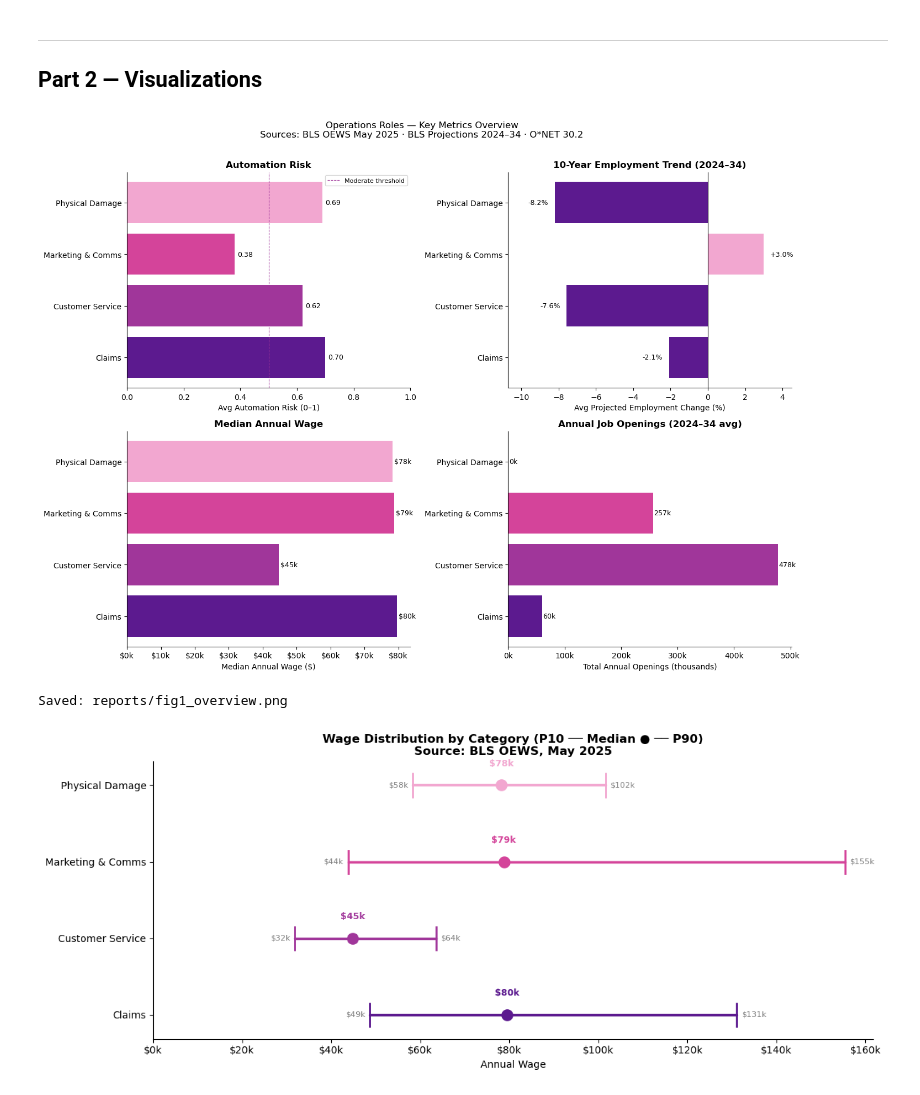
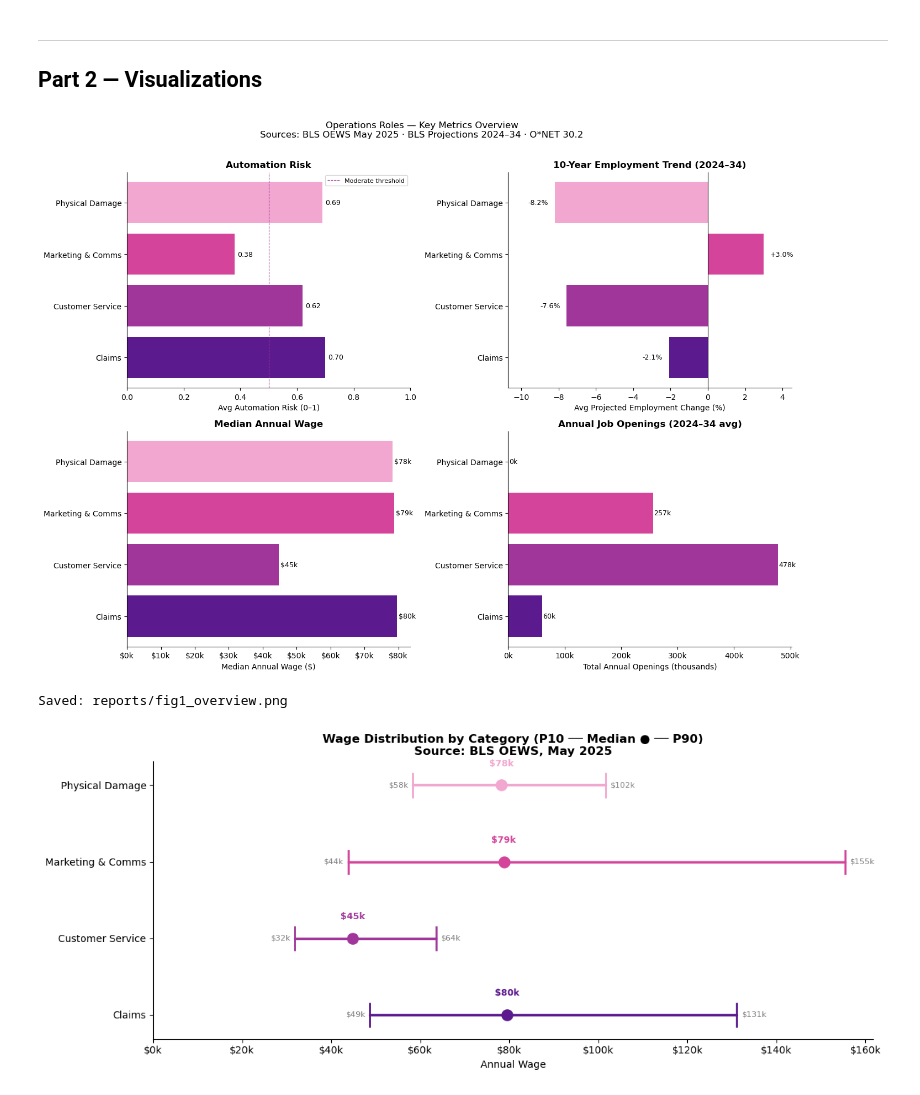
Before and after one commit to Groxietop/operations-roles-analysis, a Jupyter notebook: notebooks/03_analysis.ipynb, the cells around one changed output. Cells and saved outputs as stored; diff of their text form; code cells hidden in the pictures.

Commit message:
Use consistent palette colors in fig1 growth chart

```diff
--- a/notebooks/03_analysis.ipynb
+++ b/notebooks/03_analysis.ipynb
@@ -146,15 +146,13 @@ for bar, v in zip(bars, vals):
 ax.legend(fontsize=8)
 ax.set_xlim(0, 1)
 
-# 1b — 10yr Employment Growth
+# 1b — 10yr Employment Growth (palette colours, not binary pos/neg)
 ax = axes[0, 1]
 vals = [stats.loc[c, 'avg_growth_pct'] for c in CAT_ORDER]
-bar_colors = ['#5C1A8F' if v < 0 else '#F2A7D0' for v in vals]
-bars = ax.barh(cats_short, vals, color=bar_colors)
+bars = ax.barh(cats_short, vals, color=colors)
 ax.axvline(0, color='black', linewidth=0.8)
 ax.set_xlabel('Avg Projected Employment Change (%)')
 ax.set_title('10-Year Employment Trend (2024–34)', fontweight='bold')
-# Labels just outside each bar end; xlim padded to guarantee visibility
 pad = 0.35
 for bar, v in zip(bars, vals):
     if v < 0:
@@ -167,34 +165,34 @@ x_lo = min(vals) - 2.5
 x_hi = max(max(vals), 0) + 1.5
 ax.set_xlim(x_lo, x_hi)
 
 # 1c — Median Annual Wage
 ax = axes[1, 0]
 vals = [stats.loc[c, 'median_wage'] for c in CAT_ORDER]
 bars = ax.barh(cats_short, vals, color=colors)
 ax.set_xlabel('Median Annual Wage ($)')
 ax.set_title('Median Annual Wage', fontweight='bold')
 ax.xaxis.set_major_formatter(plt.FuncFormatter(lambda x, _: f'${x/1000:.0f}k'))
 for bar, v in zip(bars, vals):
     if not np.isnan(v):
         ax.text(v + 500, bar.get_y() + bar.get_height()/2, f'${v/1000:.0f}k', va='center', fontsize=9)
 
 # 1d — Annual Job Openings
 ax = axes[1, 1]
 vals = [stats.loc[c, 'total_openings'] for c in CAT_ORDER]
 bars = ax.barh(cats_short, vals, color=colors)
 ax.set_xlabel('Total Annual Openings (thousands)')
 ax.set_title('Annual Job Openings (2024–34 avg)', fontweight='bold')
 ax.xaxis.set_major_formatter(plt.FuncFormatter(lambda x, _: f'{x:.0f}k'))
 for bar, v in zip(bars, vals):
     if not np.isnan(v):
         ax.text(v + 1, bar.get_y() + bar.get_height()/2, f'{v:.0f}k', va='center', fontsize=9)
 
 plt.tight_layout()
 plt.savefig(REPORTS / 'fig1_overview.png', dpi=150, bbox_inches='tight')
 plt.show()
 print("Saved: reports/fig1_overview.png")
 # %% [output]
-[figure, old version]
+[figure, new version]
 Saved: reports/fig1_overview.png
 # %%
 # ── Fig 2: Wage distribution by category (box-style using percentiles) ────────
```
Also changed, not shown: 1 other file.
